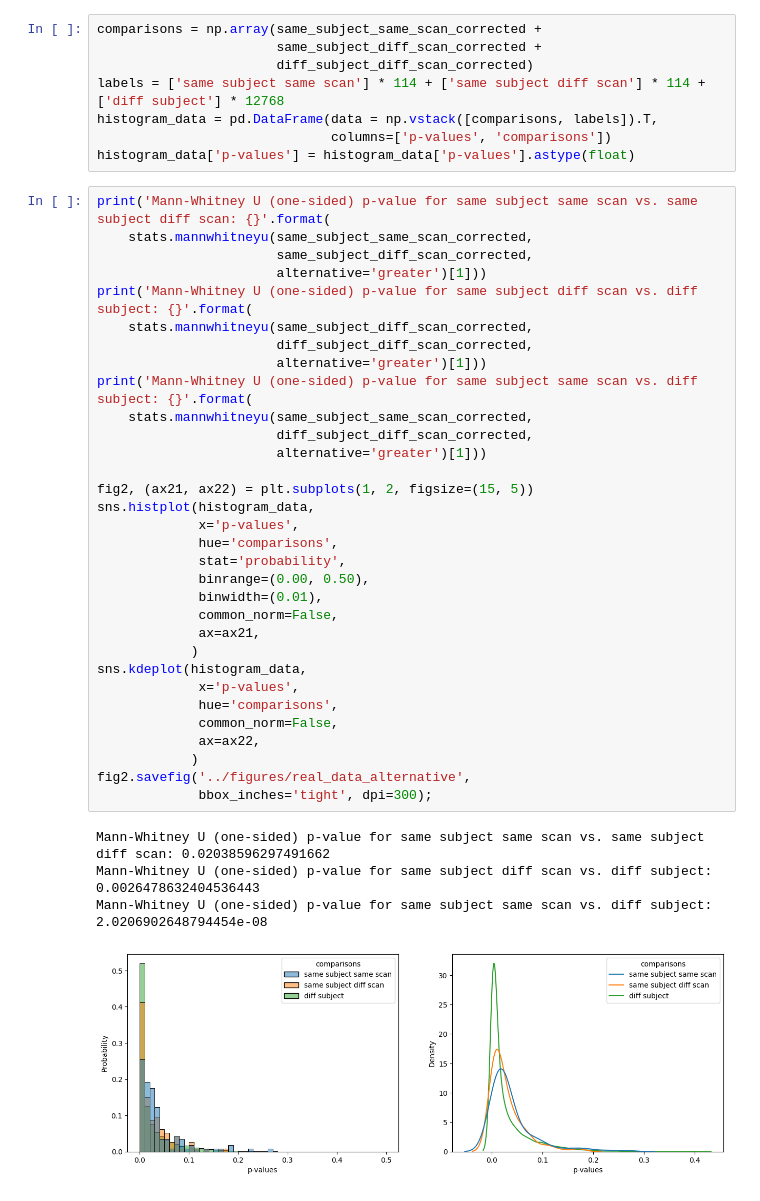
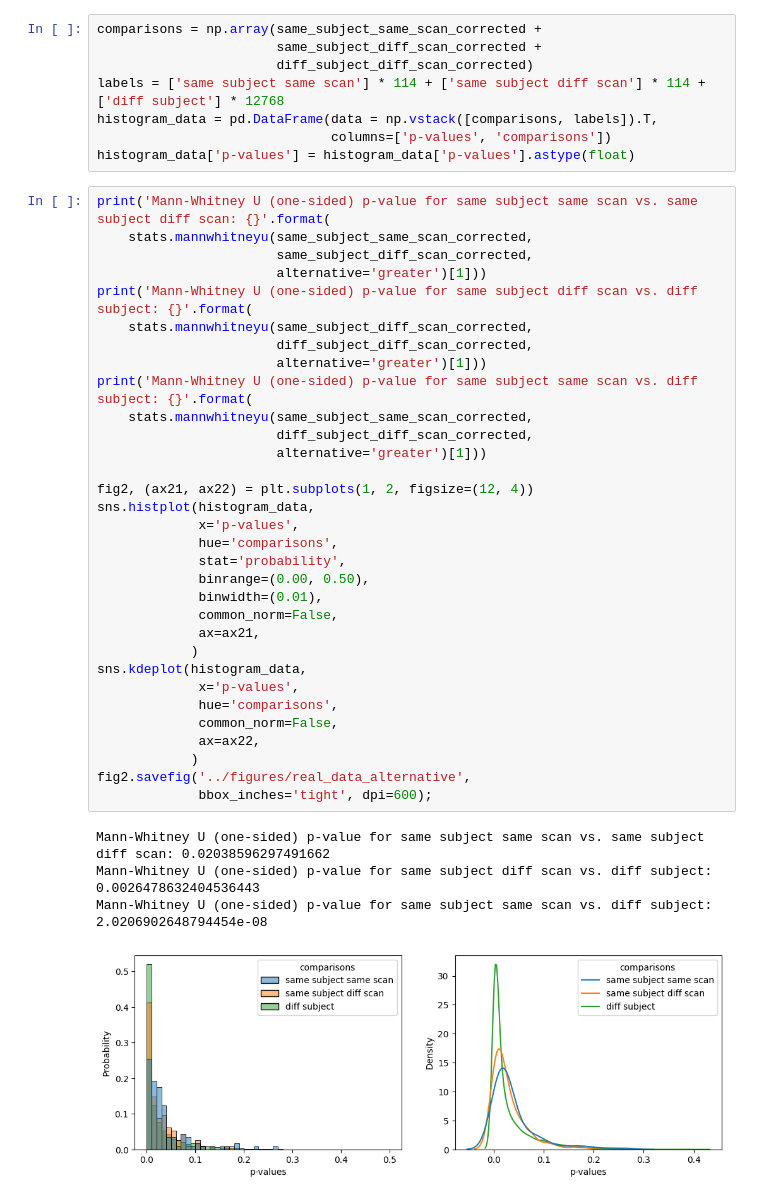
Before and after one commit to alyakin314/correcting-nonpar, a Jupyter notebook: notebooks/fig_11_12_real_data.ipynb, the cells around one changed output. Cells and saved outputs as stored; diff of their text form.

Commit message:
updated notebooks and figures according to revision

```diff
--- a/notebooks/fig_11_12_real_data.ipynb
+++ b/notebooks/fig_11_12_real_data.ipynb
@@ -123,33 +186,33 @@ print('Mann-Whitney U (one-sided) p-value for same subject same scan vs. same su
                        alternative='greater')[1]))
 print('Mann-Whitney U (one-sided) p-value for same subject diff scan vs. diff subject: {}'.format(
     stats.mannwhitneyu(same_subject_diff_scan_corrected,
                        diff_subject_diff_scan_corrected,
                        alternative='greater')[1]))
 print('Mann-Whitney U (one-sided) p-value for same subject same scan vs. diff subject: {}'.format(
     stats.mannwhitneyu(same_subject_same_scan_corrected,
                        diff_subject_diff_scan_corrected,
                        alternative='greater')[1]))
 
-fig2, (ax21, ax22) = plt.subplots(1, 2, figsize=(15, 5))
+fig2, (ax21, ax22) = plt.subplots(1, 2, figsize=(12, 4))
 sns.histplot(histogram_data,
              x='p-values',
              hue='comparisons',
              stat='probability',
              binrange=(0.00, 0.50),
              binwidth=(0.01),
              common_norm=False,
              ax=ax21,
             )
 sns.kdeplot(histogram_data,
              x='p-values',
              hue='comparisons',
              common_norm=False,
              ax=ax22,
             )
 fig2.savefig('../figures/real_data_alternative',
-             bbox_inches='tight', dpi=300);
+             bbox_inches='tight', dpi=600);
 # %% [output]
 Mann-Whitney U (one-sided) p-value for same subject same scan vs. same subject diff scan: 0.02038596297491662
 Mann-Whitney U (one-sided) p-value for same subject diff scan vs. diff subject: 0.0026478632404536443
 Mann-Whitney U (one-sided) p-value for same subject same scan vs. diff subject: 2.0206902648794454e-08
-[figure, old version]
+[figure, new version]
```
Also changed, not shown: parts of 2 cells of this notebook, 29 other files.
